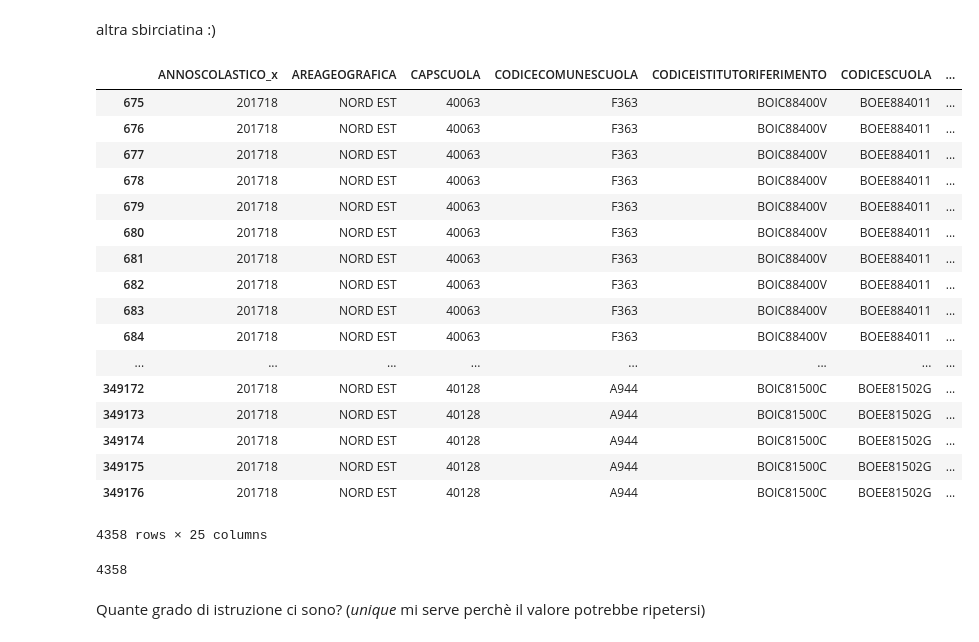
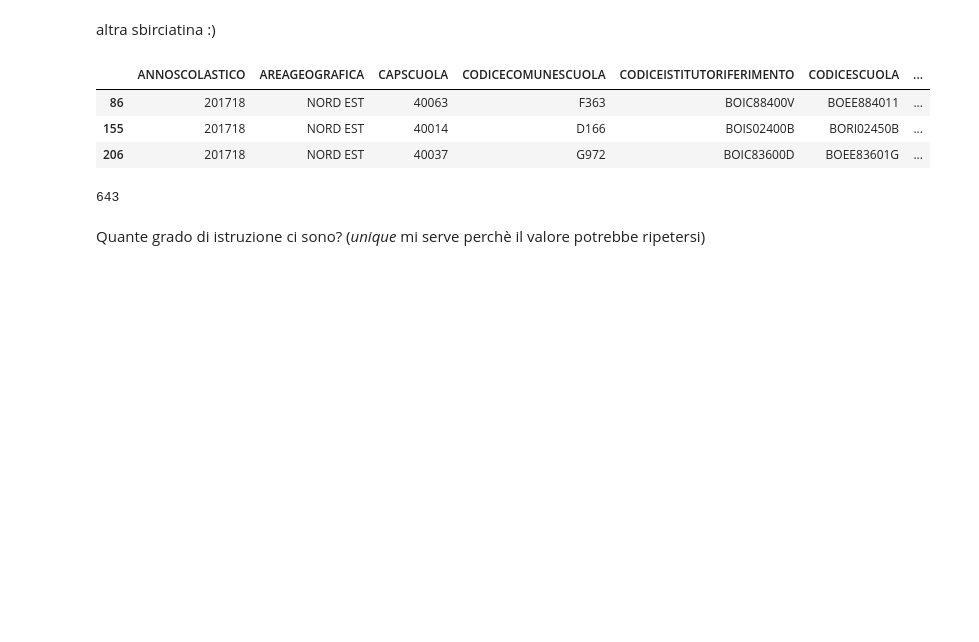
Before and after one commit to napo/opendatamiur, a Jupyter notebook: MIUR_OpenData.ipynb, the cells around one changed output. Saved outputs shown, nothing was run; the diff lists cells and outputs as text; code cells hidden in the pictures; blank space fills up the shorter version.

```diff
--- a/MIUR_OpenData.ipynb
+++ b/MIUR_OpenData.ipynb
@@ -317,35 +390,21 @@ I valori sono compresi tra *1* e *7* e vengono indicati *1*, *3*, *5* e *7*; i v
 # %% [markdown]
 ... e prendiamo quelle della provincia di Bologna
 # %%
-scuole_provincia_bologna=scuole_anagrafica[scuole_anagrafica.PROVINCIA == 'BOLOGNA']
+scuole_provincia_bologna=scuole_italiane[scuole_italiane.PROVINCIA == 'BOLOGNA']
 # %% [markdown]
 altra sbirciatina :)
 # %%
-scuole_provincia_bologna
+scuole_provincia_bologna.head(3)
 # %% [output]
-|  | ANNOSCOLASTICO_x | AREAGEOGRAFICA | CAPSCUOLA | CODICECOMUNESCUOLA | CODICEISTITUTORIFERIMENTO | CODICESCUOLA | ... |
-| 675 | 201718 | NORD EST | 40063 | F363 | BOIC88400V | BOEE884011 | ... |
-| 676 | 201718 | NORD EST | 40063 | F363 | BOIC88400V | BOEE884011 | ... |
-| 677 | 201718 | NORD EST | 40063 | F363 | BOIC88400V | BOEE884011 | ... |
-| 678 | 201718 | NORD EST | 40063 | F363 | BOIC88400V | BOEE884011 | ... |
-| 679 | 201718 | NORD EST | 40063 | F363 | BOIC88400V | BOEE884011 | ... |
-| 680 | 201718 | NORD EST | 40063 | F363 | BOIC88400V | BOEE884011 | ... |
-| 681 | 201718 | NORD EST | 40063 | F363 | BOIC88400V | BOEE884011 | ... |
-| 682 | 201718 | NORD EST | 40063 | F363 | BOIC88400V | BOEE884011 | ... |
-| 683 | 201718 | NORD EST | 40063 | F363 | BOIC88400V | BOEE884011 | ... |
-| 684 | 201718 | NORD EST | 40063 | F363 | BOIC88400V | BOEE884011 | ... |
-| ... | ... | ... | ... | ... | ... | ... | ... |
-| 349172 | 201718 | NORD EST | 40128 | A944 | BOIC81500C | BOEE81502G | ... |
-| 349173 | 201718 | NORD EST | 40128 | A944 | BOIC81500C | BOEE81502G | ... |
-| 349174 | 201718 | NORD EST | 40128 | A944 | BOIC81500C | BOEE81502G | ... |
-| 349175 | 201718 | NORD EST | 40128 | A944 | BOIC81500C | BOEE81502G | ... |
-| 349176 | 201718 | NORD EST | 40128 | A944 | BOIC81500C | BOEE81502G | ... |
+|  | ANNOSCOLASTICO | AREAGEOGRAFICA | CAPSCUOLA | CODICECOMUNESCUOLA | CODICEISTITUTORIFERIMENTO | CODICESCUOLA | ... |
+| 86 | 201718 | NORD EST | 40063 | F363 | BOIC88400V | BOEE884011 | ... |
+| 155 | 201718 | NORD EST | 40014 | D166 | BOIS02400B | BORI02450B | ... |
+| 206 | 201718 | NORD EST | 40037 | G972 | BOIC83600D | BOEE83601G | ... |
-4358 rows × 25 columns
 # %%
 #Quante sono?
 scuole_provincia_bologna.CODICESCUOLA.size
 # %% [output]
-4358
+643
 # %% [markdown]
 Quante grado di istruzione ci sono?
 (_unique_ mi serve perchè il valore potrebbe ripetersi)
```
Also changed, not shown: parts of 27 cells of this notebook.
